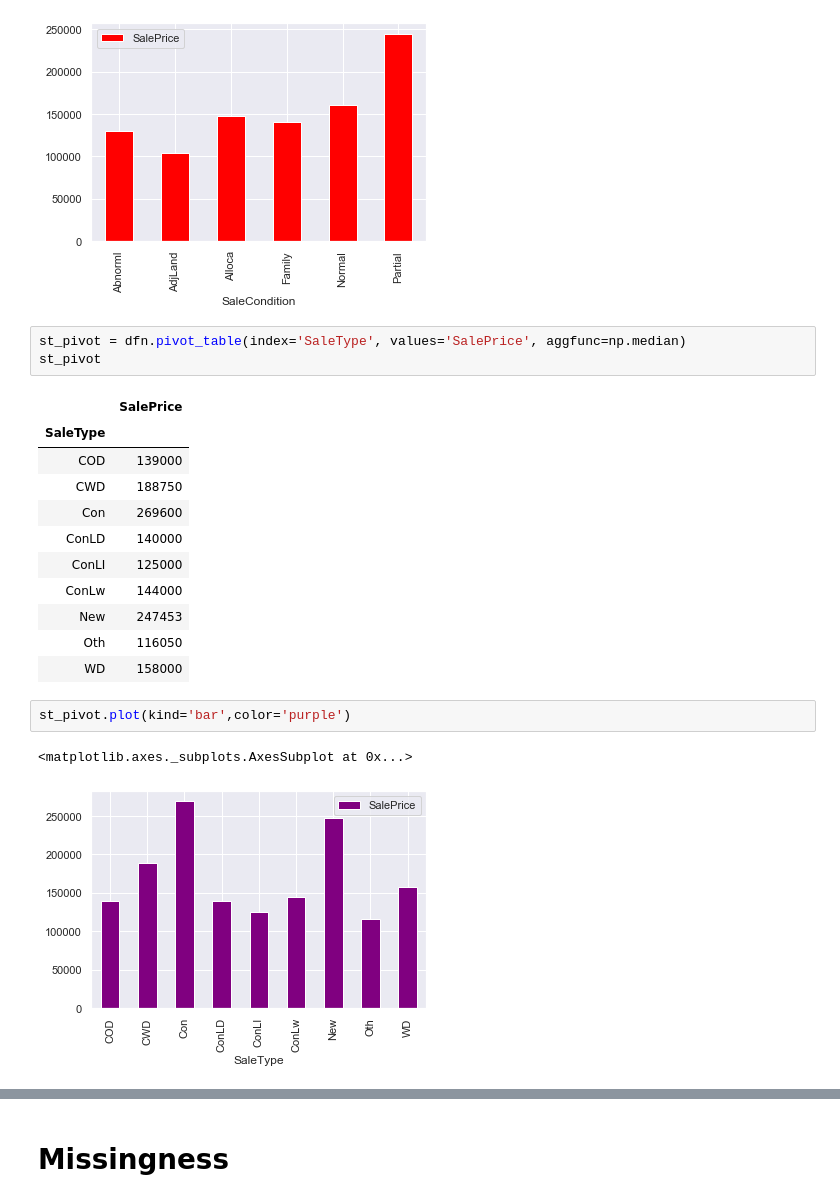
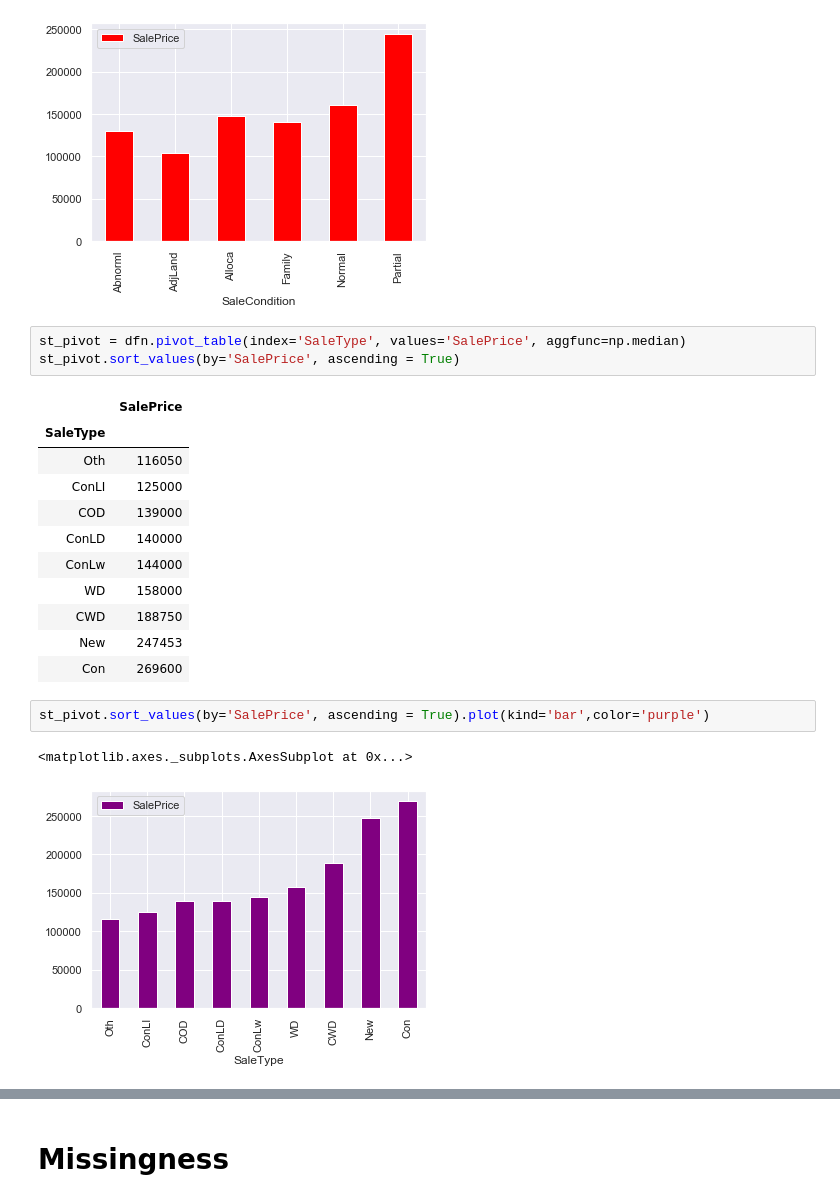
Before and after one commit to apaciorek/ames, a Jupyter notebook: nillia/Housing_Project.ipynb, the cells around one changed output, grey strips where cells are left out. Drawn from its saved outputs; the diff is of its cells as text.

```diff
--- a/nillia/Housing_Project.ipynb
+++ b/nillia/Housing_Project.ipynb
@@ -565,21 +546,21 @@ sc_pivot.plot(kind='bar',color='red')
 [figure]
 # %%
 st_pivot = dfn.pivot_table(index='SaleType', values='SalePrice', aggfunc=np.median)
-st_pivot
+st_pivot.sort_values(by='SalePrice', ascending = True)
 # %% [output]
 |  | SalePrice |
 | SaleType |  |
+| Oth | 116050 |
+| ConLI | 125000 |
 | COD | 139000 |
+| ConLD | 140000 |
+| ConLw | 144000 |
+| WD | 158000 |
 | CWD | 188750 |
+| New | 247453 |
 | Con | 269600 |
-| ConLD | 140000 |
-| ConLI | 125000 |
-| ConLw | 144000 |
-| New | 247453 |
-| Oth | 116050 |
-| WD | 158000 |
 # %%
-st_pivot.plot(kind='bar',color='purple')
+st_pivot.sort_values(by='SalePrice', ascending = True).plot(kind='bar',color='purple')
 # %% [output]
 <matplotlib.axes._subplots.AxesSubplot at 0x...>
-[figure, old version]
+[figure, new version]
```
Also changed, not shown: parts of 108 cells of this notebook, 5 other files.
